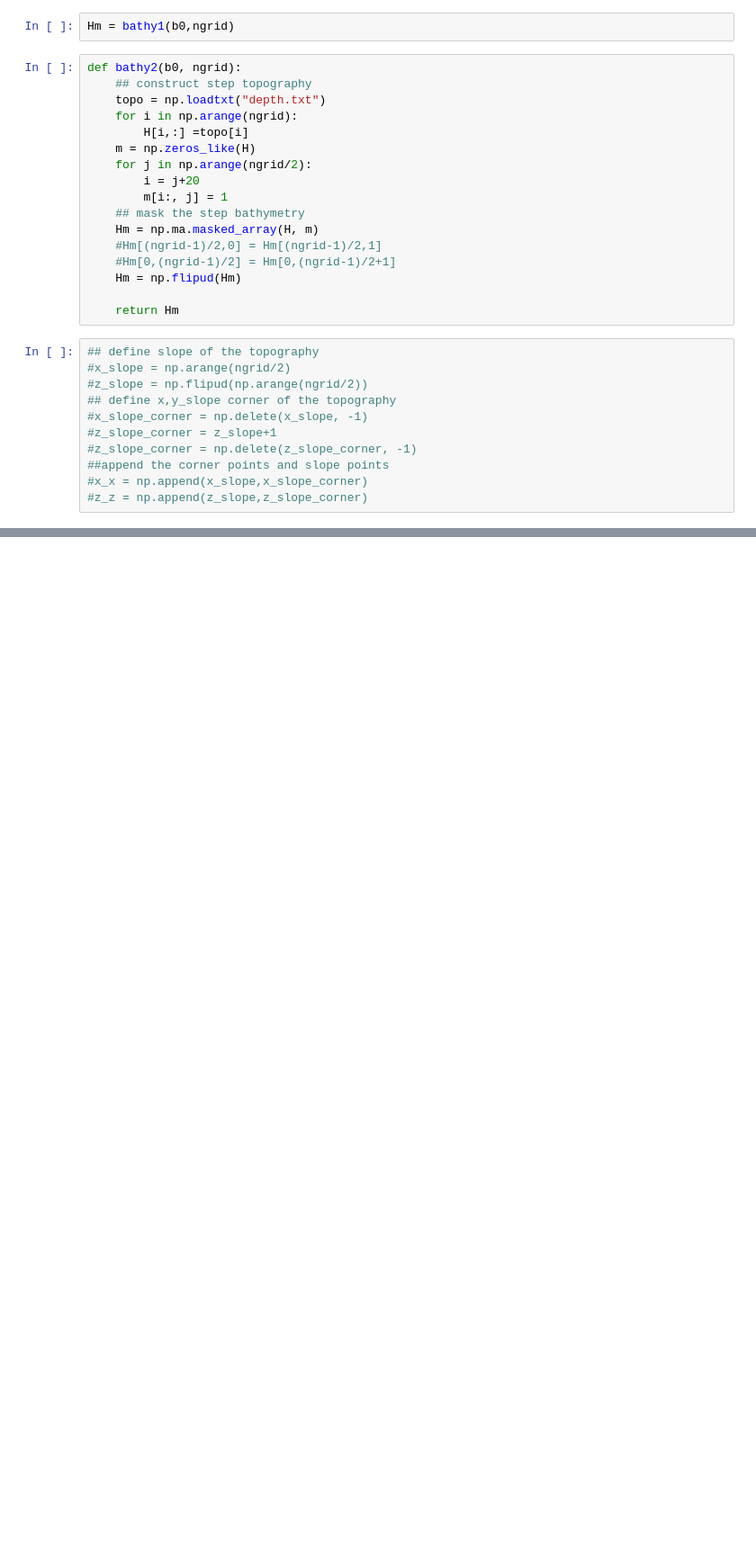
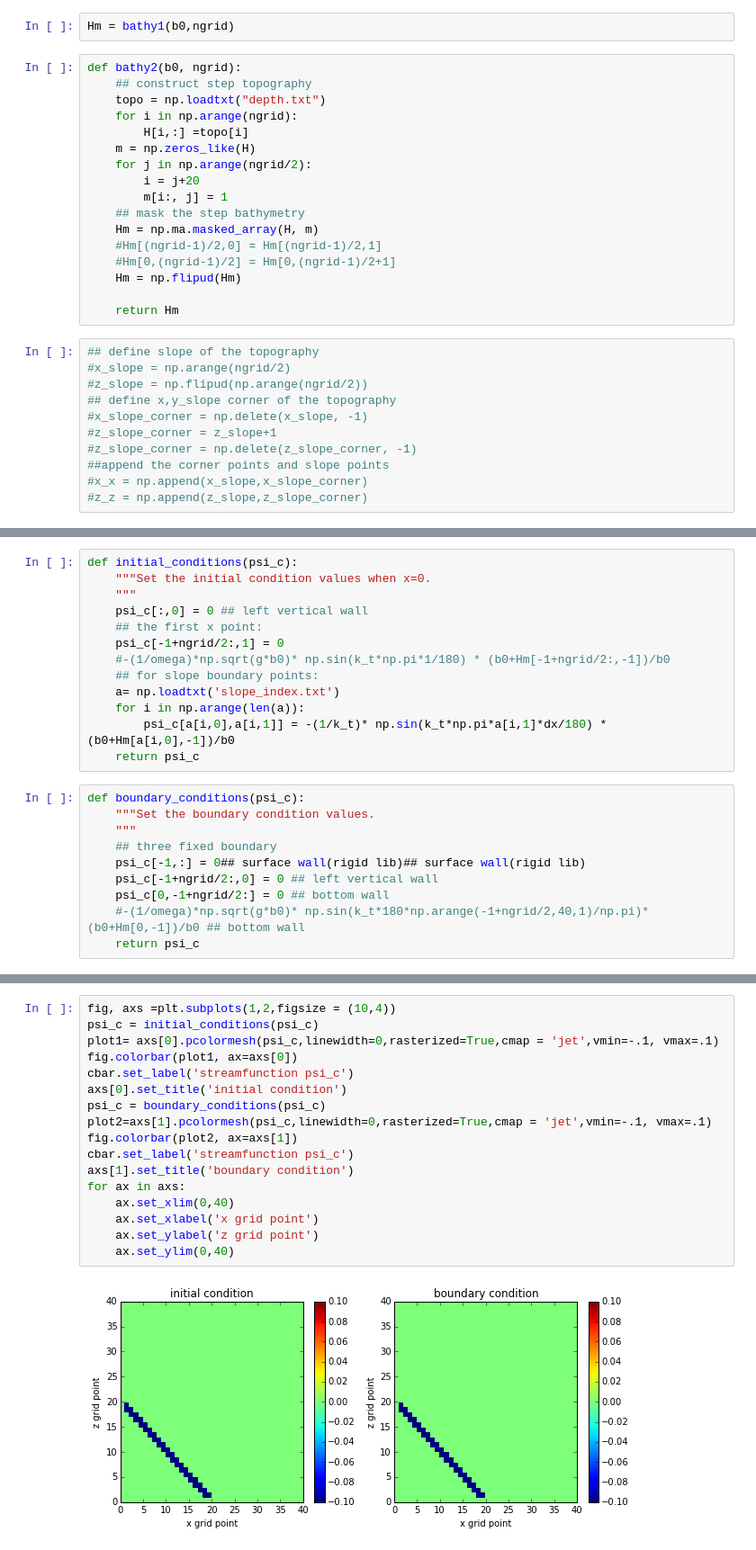
Before and after one commit to jieliu920608/Lab7Assignment, a Jupyter notebook: Project.ipynb, the cells around one changed output, grey strips where cells are left out. Shown at 90% size. Saved outputs shown, nothing was run; the diff lists cells and outputs as text; blank space fills up the shorter version.

```diff
--- a/Project.ipynb
+++ b/Project.ipynb
@@ -205,0 +98,23 @@ ax.set_ylim(0,40)
+# %%
+def initial_conditions(psi_c):
+    """Set the initial condition values when x=0.
+    """
+    psi_c[:,0] = 0 ## left vertical wall
+    ## the first x point:
+    psi_c[-1+ngrid/2:,1] = 0
+    #-(1/omega)*np.sqrt(g*b0)* np.sin(k_t*np.pi*1/180) * (b0+Hm[-1+ngrid/2:,-1])/b0
+    ## for slope boundary points:
+    a= np.loadtxt('slope_index.txt')
+    for i in np.arange(len(a)):
+        psi_c[a[i,0],a[i,1]] = -(1/k_t)* np.sin(k_t*np.pi*a[i,1]*dx/180) * (b0+Hm[a[i,0],-1])/b0
+    return psi_c
+# %%
+def boundary_conditions(psi_c):
+    """Set the boundary condition values.
+    """
+    ## three fixed boundary
+    psi_c[-1,:] = 0## surface wall(rigid lib)## surface wall(rigid lib)
+    psi_c[-1+ngrid/2:,0] = 0 ## left vertical wall
+    psi_c[0,-1+ngrid/2:] = 0 ## bottom wall
+    #-(1/omega)*np.sqrt(g*b0)* np.sin(k_t*180*np.arange(-1+ngrid/2,40,1)/np.pi)*(b0+Hm[0,-1])/b0 ## bottom wall
+    return psi_c
@@ -205,0 +136,19 @@ ax.set_ylim(0,40)
+# %%
+fig, axs =plt.subplots(1,2,figsize = (10,4))
+psi_c = initial_conditions(psi_c)
+plot1= axs[0].pcolormesh(psi_c,linewidth=0,rasterized=True,cmap = 'jet',vmin=-.1, vmax=.1)
+fig.colorbar(plot1, ax=axs[0])
+cbar.set_label('streamfunction psi_c')
+axs[0].set_title('initial condition')
+psi_c = boundary_conditions(psi_c)
+plot2=axs[1].pcolormesh(psi_c,linewidth=0,rasterized=True,cmap = 'jet',vmin=-.1, vmax=.1)
+fig.colorbar(plot2, ax=axs[1])
+cbar.set_label('streamfunction psi_c')
+axs[1].set_title('boundary condition')
+for ax in axs:
+    ax.set_xlim(0,40)
+    ax.set_xlabel('x grid point')
+    ax.set_ylabel('z grid point')
+    ax.set_ylim(0,40)
+# %% [output]
+[figure, added]
```
Also changed, not shown: parts of 43 cells of this notebook.
